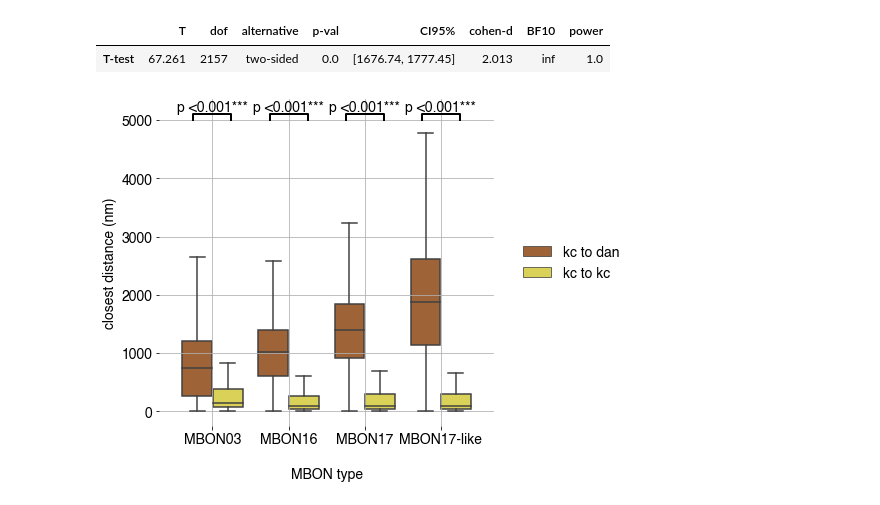
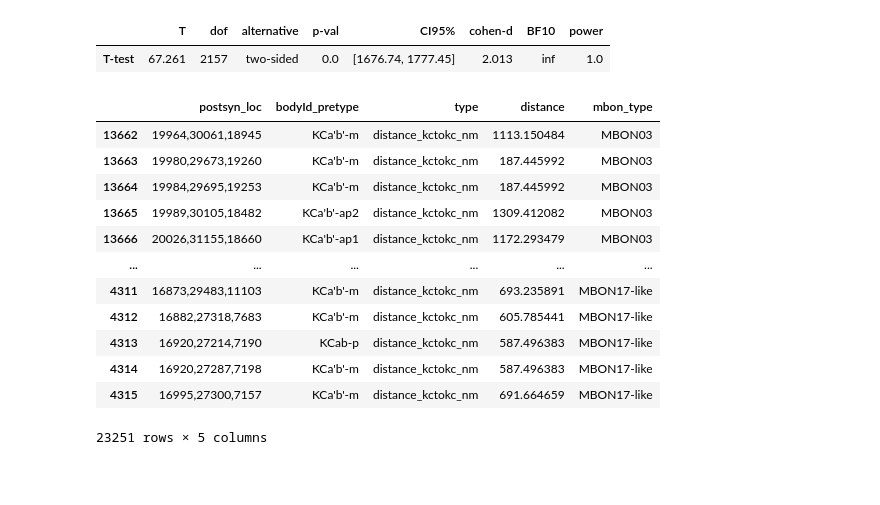
Before and after one commit to jagannathancolabs/2022_postsynapticplasticity, a Jupyter notebook: python/kcmbon_postsynapticspecificity.ipynb, the cells around one changed output. Saved outputs shown, nothing was run; the diff lists cells and outputs as text; code cells hidden in the pictures; blank space fills up the shorter version.

```diff
--- a/python/kcmbon_postsynapticspecificity.ipynb
+++ b/python/kcmbon_postsynapticspecificity.ipynb
@@ -936,38 +936,53 @@ def statannotation(ax, x1, x2, y,text):
                       xycoords='data', ha='center', va='bottom',
                       fontsize=label_fontsize-2, clip_on=False, annotation_clip=False)
 # %%
-fig = plt.figure(figsize=(6, 6))
-gs_main = gridspec.GridSpec(1, 1)
-gs_main.update(wspace=0, hspace=0)
+# fig = plt.figure(figsize=(6, 6))
+# gs_main = gridspec.GridSpec(1, 1)
+# gs_main.update(wspace=0, hspace=0)
 
-#set up the legend..
-gs = gridspec.GridSpecFromSubplotSpec(1, 1, subplot_spec=gs_main[0])
-ax = fig.add_subplot(gs[0])
+# #set up the legend..
+# gs = gridspec.GridSpecFromSubplotSpec(1, 1, subplot_spec=gs_main[0])
+# ax = fig.add_subplot(gs[0])
 
-ax = sns.boxplot(x="mbon_type", y="distance", hue="type", data=allplotsynlocationsdistance_df, showfliers = False, palette=distance_cmap)
+# ax = sns.boxplot(x="mbon_type", y="distance", hue="type", data=allplotsynlocationsdistance_df, showfliers = False, palette=distance_cmap)
 
-# string_val = 't(' + str(np.round(res_mbon03['dof'].values[0],2)) + ')= ' + str(np.round(res_mbon03['T'].values[0],2)) + ', p' + ' <0.001***'+ \
-#               "\nCohens'd: " + str(np.round(res_mbon03['cohen-d'].values[0],2))
+# # string_val = 't(' + str(np.round(res_mbon03['dof'].values[0],2)) + ')= ' + str(np.round(res_mbon03['T'].values[0],2)) + ', p' + ' <0.001***'+ \
+# #               "\nCohens'd: " + str(np.round(res_mbon03['cohen-d'].values[0],2))
 
-string_val = 'p' + ' <0.001***'
-statannotation(ax = ax, x1 = -0.25, x2 = 0.25, y = 5000, text = string_val)
+# string_val = 'p' + ' <0.001***'
+# statannotation(ax = ax, x1 = -0.25, x2 = 0.25, y = 5000, text = string_val)
 
-statannotation(ax = ax, x1 = 1-0.25, x2 = 1.25, y = 5000, text = string_val)
+# statannotation(ax = ax, x1 = 1-0.25, x2 = 1.25, y = 5000, text = string_val)
 
-statannotation(ax = ax, x1 = 2-0.25, x2 = 2.25, y = 5000, text = string_val)
+# statannotation(ax = ax, x1 = 2-0.25, x2 = 2.25, y = 5000, text = string_val)
 
-statannotation(ax = ax, x1 = 3-0.25, x2 = 3.25, y = 5000, text = string_val)
+# statannotation(ax = ax, x1 = 3-0.25, x2 = 3.25, y = 5000, text = string_val)
 
-handles, labels = ax.get_legend_handles_labels()
-labels = ['kc to dan', 'kc to kc']
-ax.legend(handles, labels, loc='center left',
-          bbox_to_anchor=(1.05, 0.5),prop={'size': label_fontsize-2},frameon=False)
+# handles, labels = ax.get_legend_handles_labels()
+# labels = ['kc to dan', 'kc to kc']
+# ax.legend(handles, labels, loc='center left',
+#           bbox_to_anchor=(1.05, 0.5),prop={'size': label_fontsize-2},frameon=False)
 
-ax.tick_params(axis='both', which='major', labelsize=label_fontsize-2)
-plt.box(False)
-ax.grid(True)
-ax.set_ylabel('closest distance (nm)',fontsize=label_fontsize-2, weight = 'bold')
-ax.set_xlabel('\nMBON type',fontsize=label_fontsize-2, weight = 'bold')
-plt.savefig('figures/postsynapse_mbon_specificity.png', dpi=300, bbox_inches='tight')
+# ax.tick_params(axis='both', which='major', labelsize=label_fontsize-2)
+# plt.box(False)
+# ax.grid(True)
+# ax.set_ylabel('closest distance (nm)',fontsize=label_fontsize-2, weight = 'bold')
+# ax.set_xlabel('\nMBON type',fontsize=label_fontsize-2, weight = 'bold')
+# plt.savefig('figures/postsynapse_mbon_specificity.png', dpi=300, bbox_inches='tight')
-# %% [output]
-[figure, removed]
+# %%
+onlykctokcplotdistance_df = allplotsynlocationsdistance_df[allplotsynlocationsdistance_df['type'] == 'distance_kctokc_nm']
+onlykctokcplotdistance_df
+# %% [output]
+|  | postsyn_loc | bodyId_pretype | type | distance | mbon_type |
+| 13662 | 19964,30061,18945 | KCa'b'-m | distance_kctokc_nm | 1113.150484 | MBON03 |
+| 13663 | 19980,29673,19260 | KCa'b'-m | distance_kctokc_nm | 187.445992 | MBON03 |
+| 13664 | 19984,29695,19253 | KCa'b'-m | distance_kctokc_nm | 187.445992 | MBON03 |
+| 13665 | 19989,30105,18482 | KCa'b'-ap2 | distance_kctokc_nm | 1309.412082 | MBON03 |
+| 13666 | 20026,31155,18660 | KCa'b'-ap1 | distance_kctokc_nm | 1172.293479 | MBON03 |
+| ... | ... | ... | ... | ... | ... |
+| 4311 | 16873,29483,11103 | KCa'b'-m | distance_kctokc_nm | 693.235891 | MBON17-like |
+| 4312 | 16882,27318,7683 | KCa'b'-m | distance_kctokc_nm | 605.785441 | MBON17-like |
+| 4313 | 16920,27214,7190 | KCab-p | distance_kctokc_nm | 587.496383 | MBON17-like |
+| 4314 | 16920,27287,7198 | KCa'b'-m | distance_kctokc_nm | 587.496383 | MBON17-like |
+| 4315 | 16995,27300,7157 | KCa'b'-m | distance_kctokc_nm | 691.664659 | MBON17-like |
+23251 rows × 5 columns
```
Also changed, not shown: parts of 2 cells of this notebook, 2 other files.
